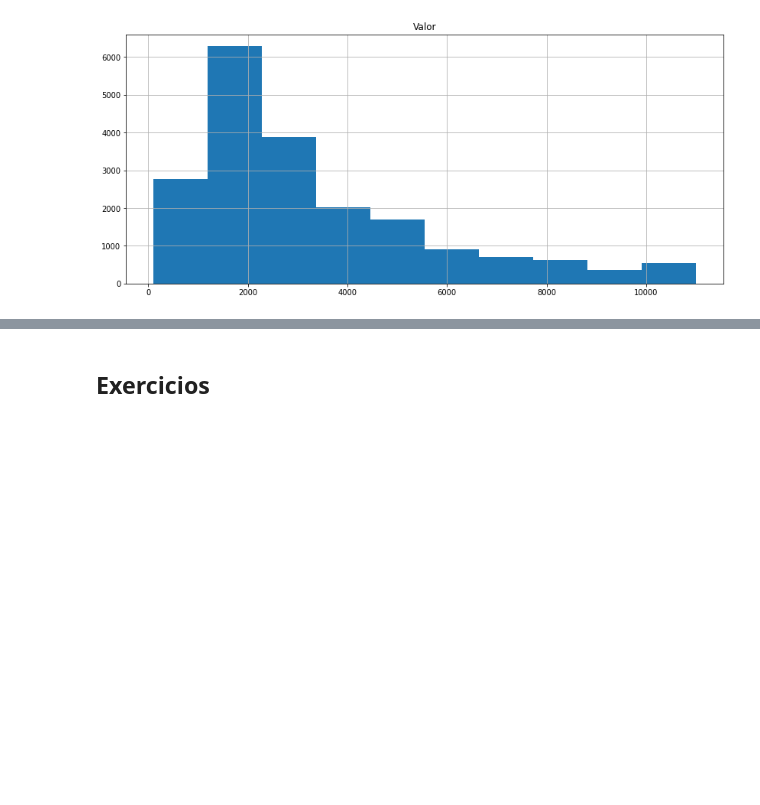
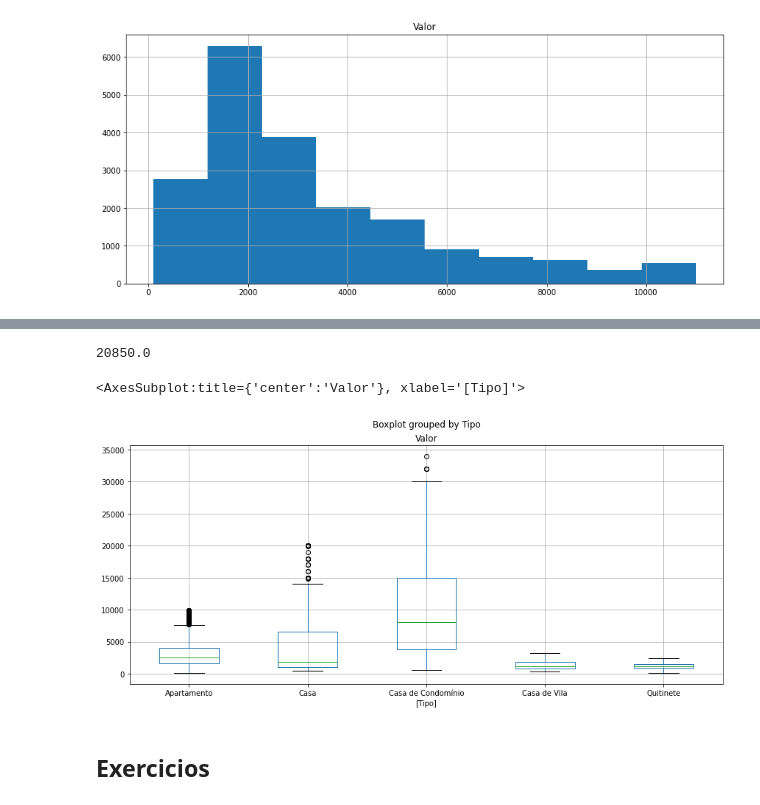
Before and after one commit to cglima/alura-python-pandas-tratando-e-analisando-dados, a Jupyter notebook: notebook/identificando-e-removendo-outliers.ipynb, the cells around one changed output, grey strips where cells are left out. Cells and saved outputs as stored; diff of their text form; code cells hidden in the pictures; blank space fills up the shorter version.

```diff
--- a/notebook/identificando-e-removendo-outliers.ipynb
+++ b/notebook/identificando-e-removendo-outliers.ipynb
@@ -48,0 +56,2 @@ array([[<AxesSubplot:title={'center':'Valor'}>]], dtype=object)
+# %%
+grupo_tipo = dados.groupby('Tipo')['Valor']
@@ -48,0 +66,6 @@ array([[<AxesSubplot:title={'center':'Valor'}>]], dtype=object)
+# %%
+q1 = grupo_tipo.quantile(.25)
+q3 = grupo_tipo.quantile(.75)
+iiq = q3 - q1
+limite_inferior = q1 - 1.5 * iiq
+limite_superior = q3 + 1.5 * iiq
@@ -48,0 +122,17 @@ array([[<AxesSubplot:title={'center':'Valor'}>]], dtype=object)
+# %%
+limite_superior['Casa']
+# %% [output]
+20850.0
+# %%
+dados_new = pd.DataFrame()
+for tipo in grupo_tipo.groups.keys():
+    eh_tipo = dados['Tipo'] == tipo
+    eh_dentro_limite = (dados['Valor'] >= limite_inferior[tipo]) & (dados['Valor'] <= limite_superior[tipo])
+    selecao = eh_tipo & eh_dentro_limite
+    dados_selecao = dados[selecao]
+    dados_new = pd.concat([dados_new, dados_selecao])
+# %%
+dados_new.boxplot(['Valor'], by = ['Tipo'])
+# %% [output]
+<AxesSubplot:title={'center':'Valor'}, xlabel='[Tipo]'>
+[figure, added]
```
Also changed, not shown: parts of 10 cells of this notebook, 1 other file.
